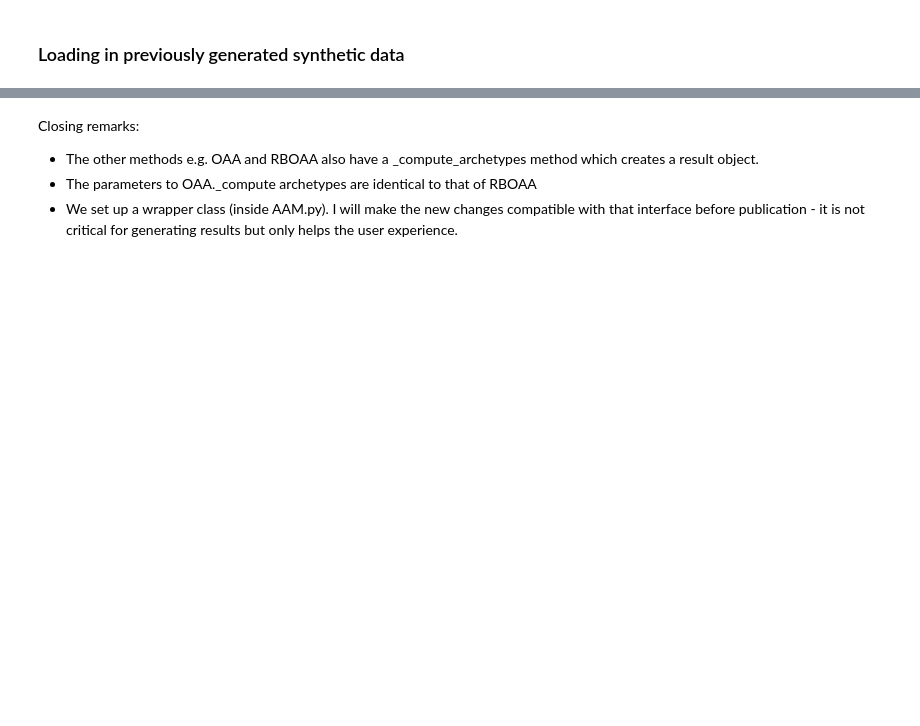
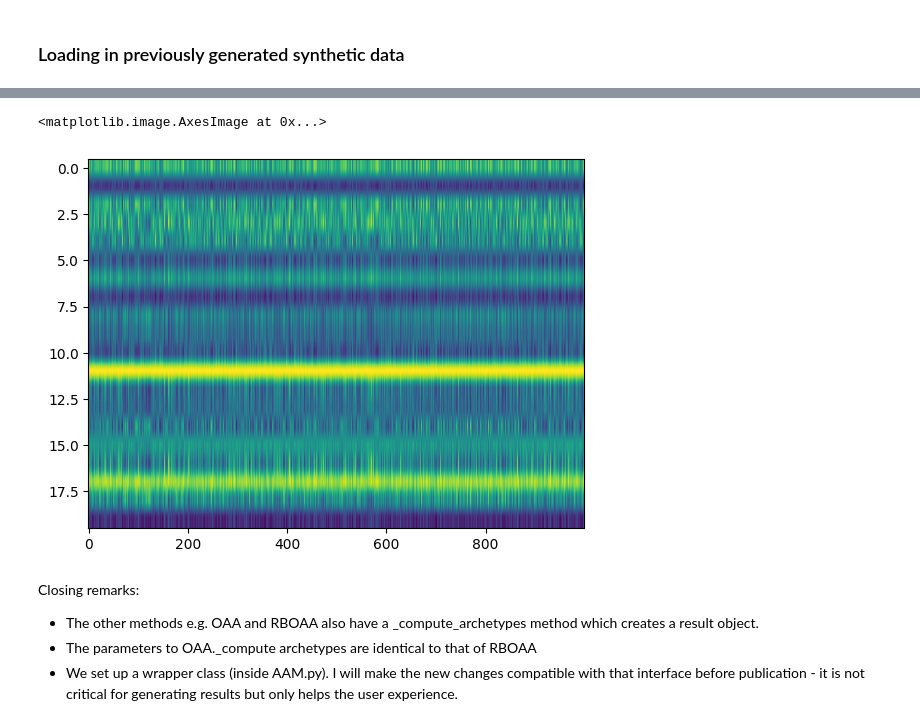
Before and after one commit to Maplewarrior/OrdinalArchetypalAnalysis, a Jupyter notebook: playground_Emilie.ipynb, the cells around one changed output, grey strips where cells are left out. Saved outputs shown, nothing was run; the diff lists cells and outputs as text; code cells hidden in the pictures; blank space fills up the shorter version.

```diff
--- a/playground_Emilie.ipynb
+++ b/playground_Emilie.ipynb
@@ -160,3 +166,8 @@ AA_complex_large = AA_complex_large[1:,:]
+# %%
+plt.imshow(np.abs(R_corrupted),aspect='auto')
+# %% [output]
+<matplotlib.image.AxesImage at 0x...>
+[figure, added]
 # %% [markdown]
 Closing remarks:
 * The other methods e.g. OAA and RBOAA also have a _compute_archetypes method which creates a result object.
```
Also changed, not shown: parts of 26 cells of this notebook, 13 other files.
